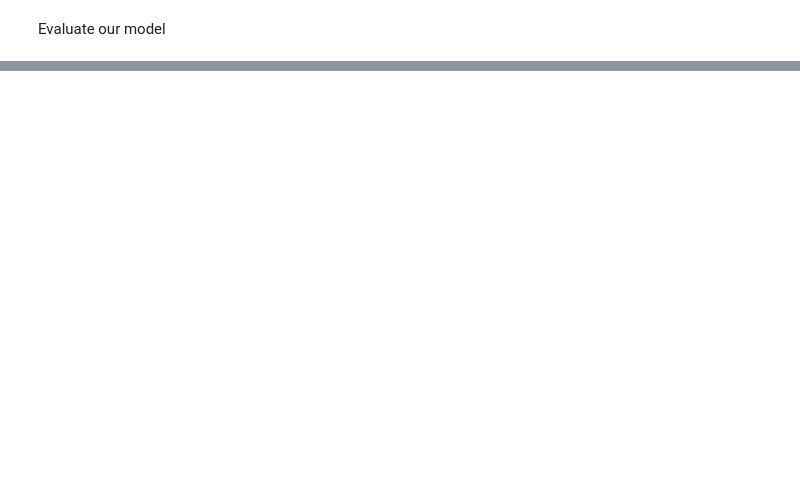
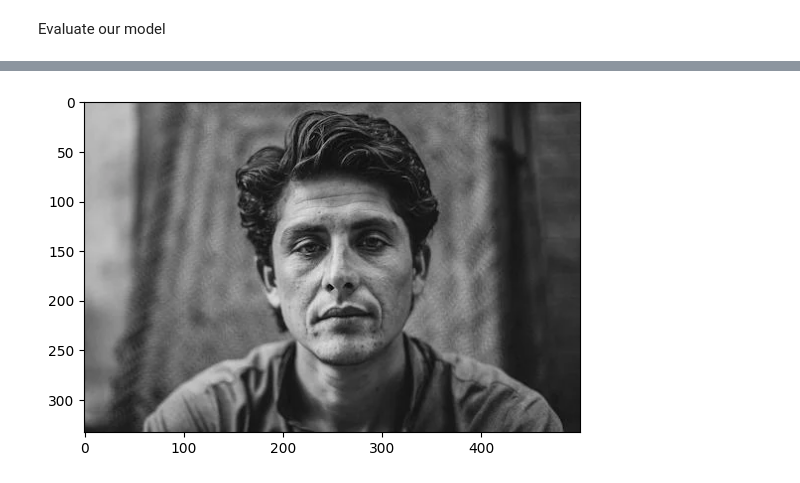
Before and after one commit to Angel-dash/Deep-learning-, a Jupyter notebook: Image_classification/app.ipynb, the cells around one changed output, grey strips where cells are left out. Saved outputs shown, nothing was run; the diff lists cells and outputs as text; code cells hidden in the pictures; blank space fills up the shorter version.

```diff
--- a/Image_classification/app.ipynb
+++ b/Image_classification/app.ipynb
@@ -404,0 +429,6 @@ from tensorflow.keras.metrics import Precision, Recall, BinaryAccuracy
+# %%
+img2=cv2.imread('sad_test.jpg')
+plt.imshow(cv2.cvtColor(img2,cv2.COLOR_BGR2RGB))
+plt.show()
+# %% [output]
+[figure, added]
```
Also changed, not shown: parts of 37 cells of this notebook, 11 other files.
